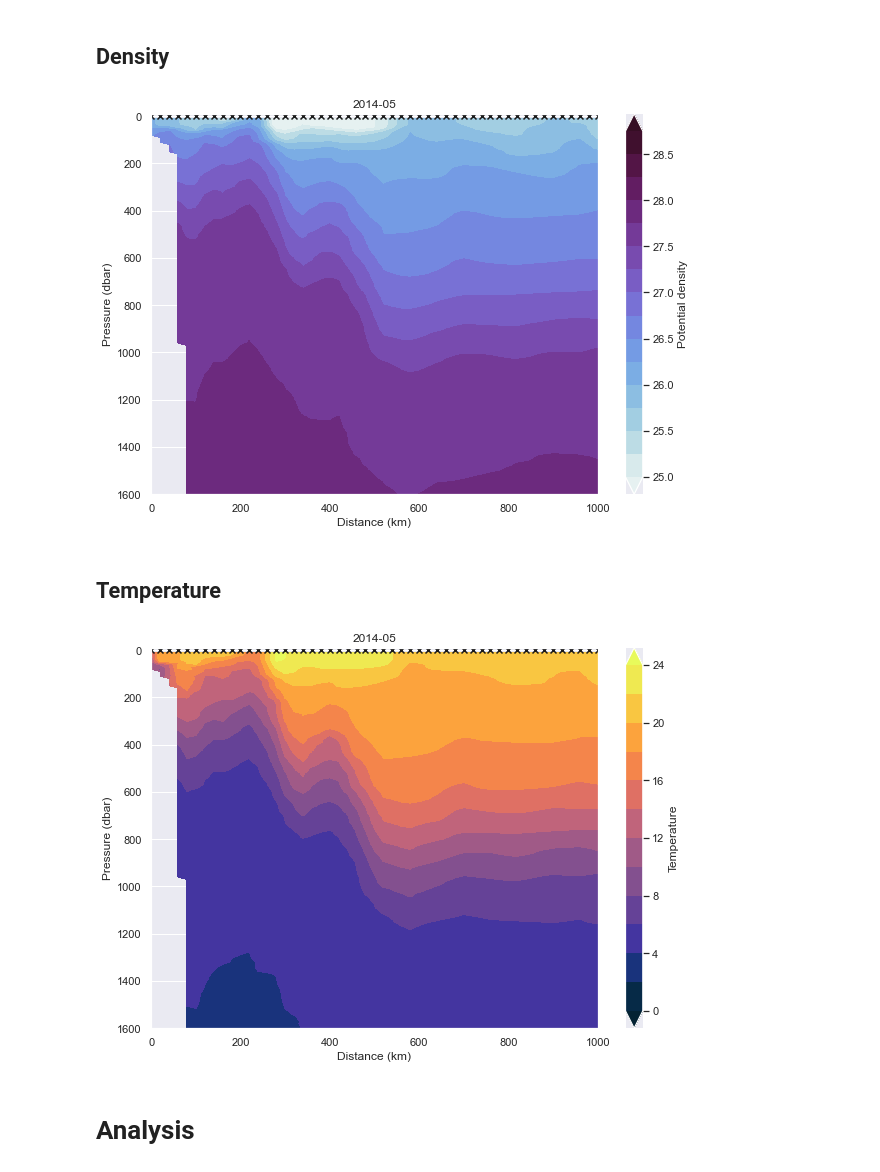
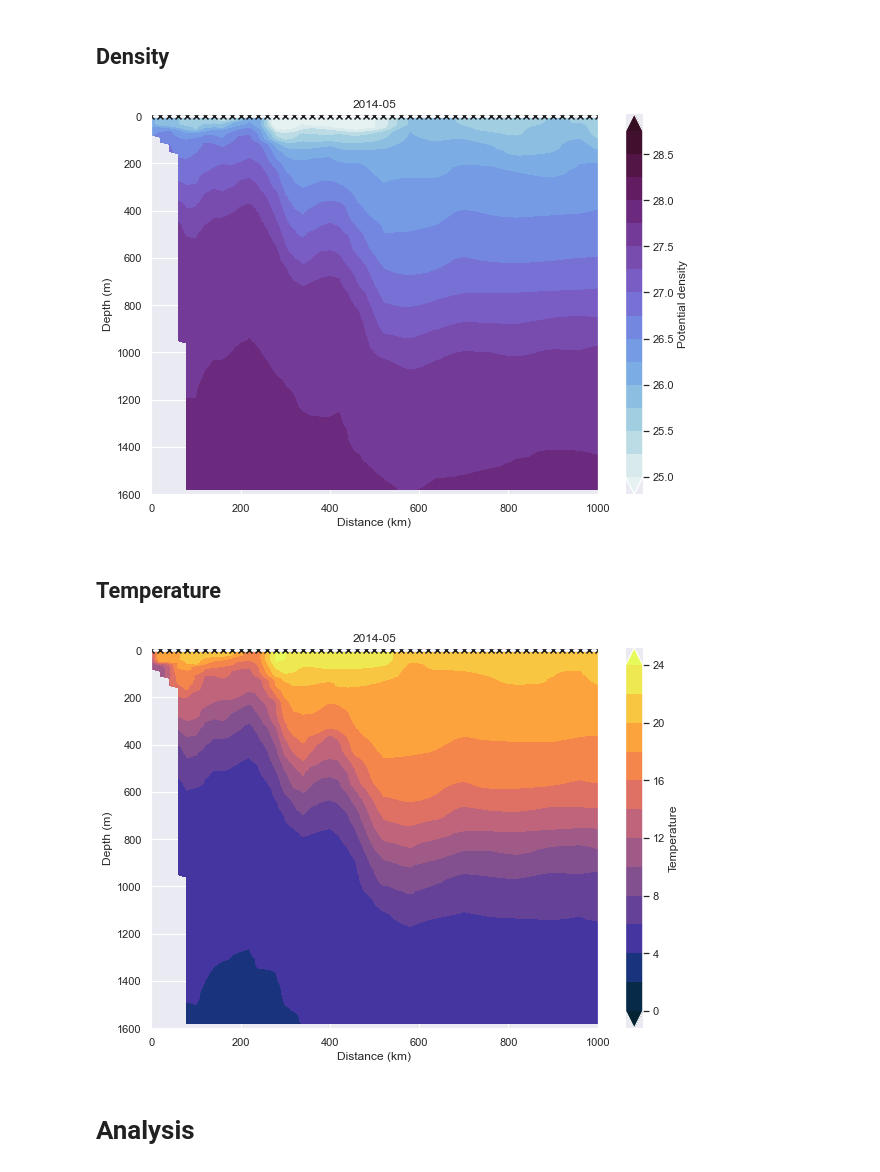
Before and after one commit to ktcarr/12.843, a Jupyter notebook: lab2/lab2_analysis.ipynb, the cells around one changed output. Saved outputs shown, nothing was run; the diff lists cells and outputs as text; code cells hidden in the pictures.

```diff
--- a/lab2/lab2_analysis.ipynb
+++ b/lab2/lab2_analysis.ipynb
@@ -13,5 +15,7 @@ sns.set()
 # %%
-data = xr.open_dataset('ctd-data.nc')
+data  = xr.open_dataset('ctd-data.nc')
+data['p'] = -gsw.z_from_p(data['p'], lat=40.3)
+data = data.rename({'p':'depth'})
 # %% [markdown]
 # Plot
 # %% [markdown]
@@ -19,11 +23,11 @@ data = xr.open_dataset('ctd-data.nc')
 # %%
 i = 0 # time index to plot
 fig, ax = plt.subplots(figsize=(10,7)) # create canvas for plotting
-p = ax.contourf(data.dist, data.p, data.isel(time=i)['rho'].T, cmap='cmo.dense',
+p = ax.contourf(data.dist, data.depth, data.isel(time=i)['rho'].T, cmap='cmo.dense',
                levels=np.arange(25,29,.25), extend='both') # create contour plot
 ax.scatter(data.dist, np.zeros(len(data.dist)),marker='x', color='k')
 cb = fig.colorbar(p, orientation='vertical', label=r'Potential density') # create colorbar
-ax.set_ylabel('Pressure (dbar)')
+ax.set_ylabel('Depth (m)')
 ax.set_xlabel('Distance (km)')
 ax.set_ylim([-10,1600])
 time = data.time.isel(time=i)
@@ -33,26 +37,26 @@ ax.set_title(f'{y}-{m:02d}')
 plt.gca().invert_yaxis() # reverse order of y axis so that depth decreases going down
 plt.show()
 # %% [output]
-[figure, old version]
+[figure, new version]
 # %% [markdown]
 ## Temperature
 # %%
 i = 0 # time index to plot
 fig, ax = plt.subplots(figsize=(10,7)) # create canvas for plotting
-p = ax.contourf(data.dist, data.p, data.isel(time=i)['T'].T, cmap='cmo.thermal',
+p = ax.contourf(data.dist, data.depth, data.isel(time=i)['T'].T, cmap='cmo.thermal',
                levels=np.arange(0,25,2), extend='both') # create contour plot
 ax.scatter(data.dist, np.zeros(len(data.dist)),marker='x', color='k')
 cb = fig.colorbar(p, orientation='vertical', label=r'Temperature') # create colorbar
-ax.set_ylabel('Pressure (dbar)')
+ax.set_ylabel('Depth (m)')
 ax.set_xlabel('Distance (km)')
 ax.set_ylim([-10,1600])
 time = data.time.isel(time=i)
 y    = time.dt.year.values.item()
 m    = time.dt.month.values.item()
 ax.set_title(f'{y}-{m:02d}')
 plt.gca().invert_yaxis() # reverse order of y axis so that depth decreases going down
 plt.show()
 # %% [output]
-[figure, old version]
+[figure, new version]
 # %% [markdown]
 # Analysis
```
Also changed, not shown: parts of 9 cells of this notebook.
